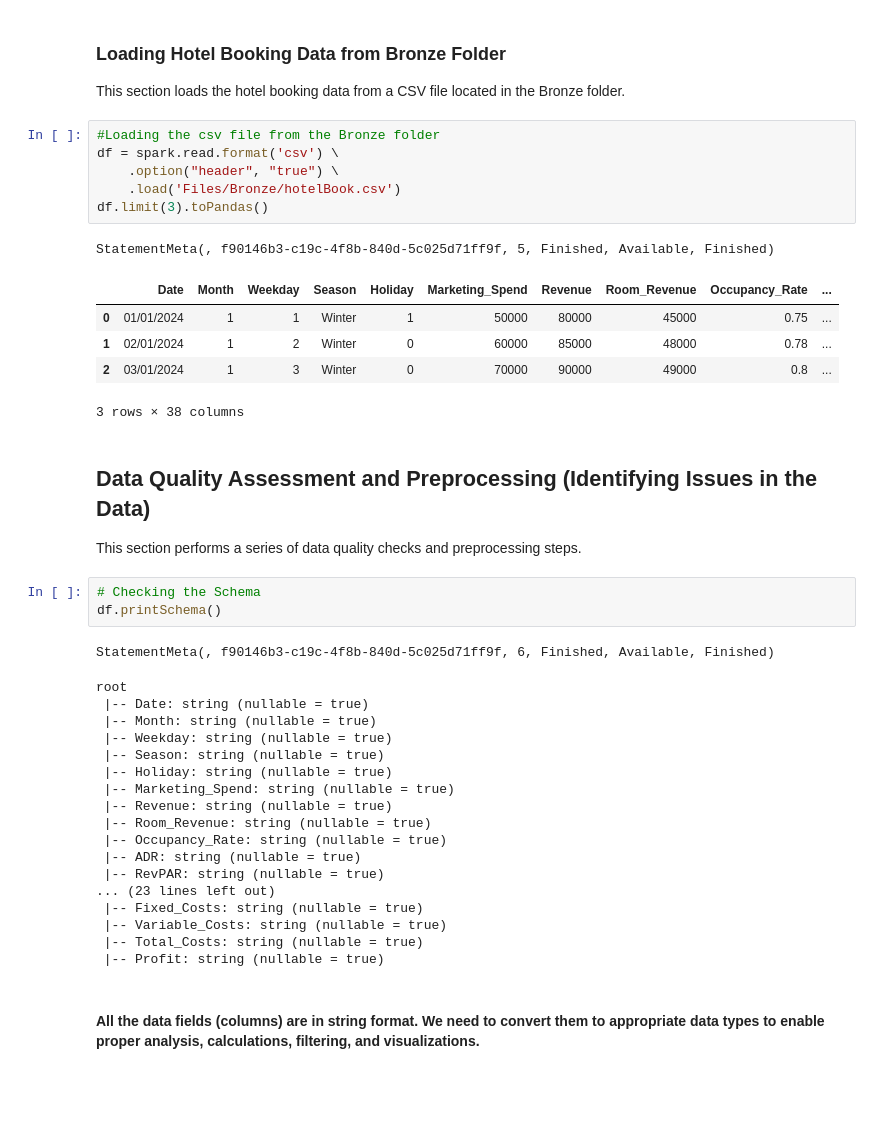
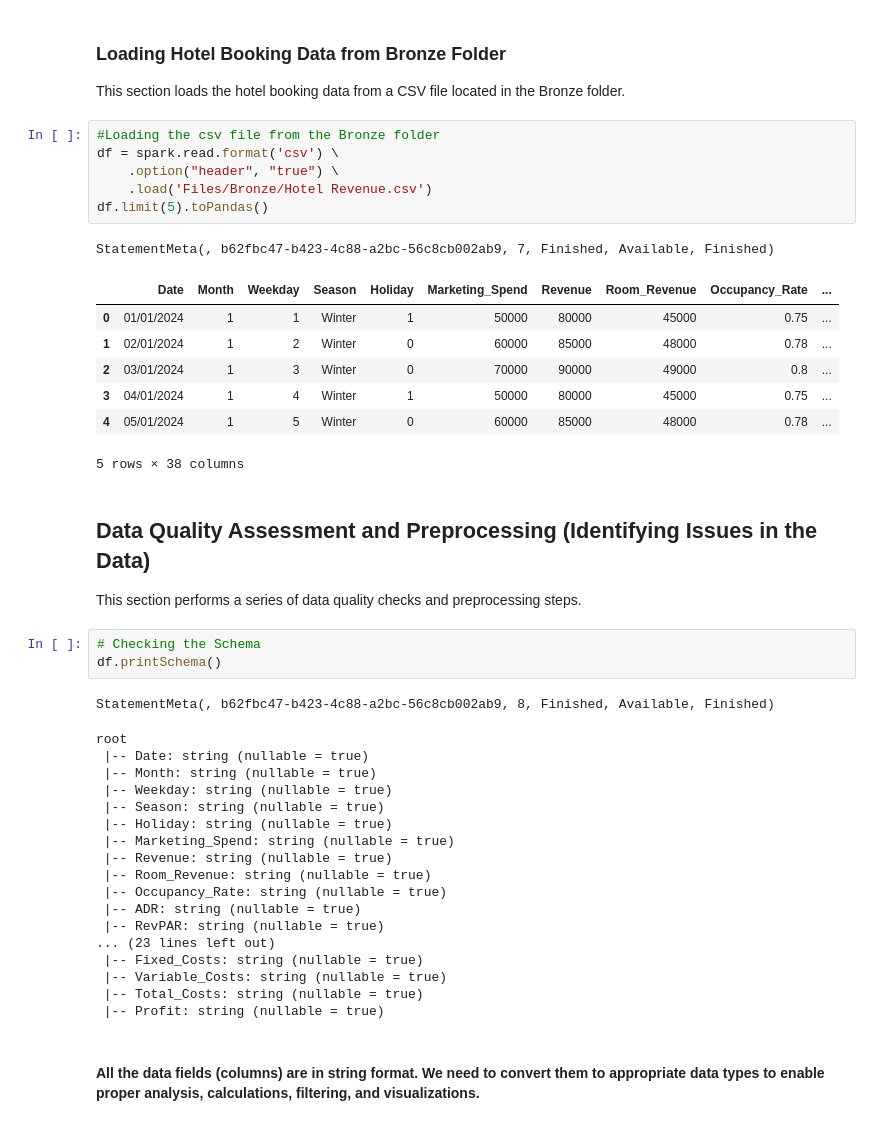
Before and after one commit to malungamahlo/Data-analysis-and-science, a Jupyter notebook: Hotel Reservation/Hotel Bookings Analytics/Notebooks/Transform Data for Silver.ipynb, the cells around one changed output. Saved outputs shown, nothing was run; the diff lists cells and outputs as text; blank space fills up the shorter version.

```diff
--- a/Hotel Reservation/Hotel Bookings Analytics/Notebooks/Transform Data for Silver.ipynb
+++ b/Hotel Reservation/Hotel Bookings Analytics/Notebooks/Transform Data for Silver.ipynb
@@ -17,16 +17,18 @@ This section loads the hotel booking data from a CSV file located in the Bronze
 # %%
 #Loading the csv file from the Bronze folder
 df = spark.read.format('csv') \
     .option("header", "true") \
-    .load('Files/Bronze/hotelBook.csv')
-df.limit(3).toPandas()
+    .load('Files/Bronze/Hotel Revenue.csv')
+df.limit(5).toPandas()
 # %% [output]
-StatementMeta(, f90146b3-c19c-4f8b-840d-5c025d71ff9f, 5, Finished, Available, Finished)
+StatementMeta(, b62fbc47-b423-4c88-a2bc-56c8cb002ab9, 7, Finished, Available, Finished)
 |  | Date | Month | Weekday | Season | Holiday | Marketing_Spend | Revenue | Room_Revenue | Occupancy_Rate | ... |
 | 0 | 01/01/2024 | 1 | 1 | Winter | 1 | 50000 | 80000 | 45000 | 0.75 | ... |
 | 1 | 02/01/2024 | 1 | 2 | Winter | 0 | 60000 | 85000 | 48000 | 0.78 | ... |
 | 2 | 03/01/2024 | 1 | 3 | Winter | 0 | 70000 | 90000 | 49000 | 0.8 | ... |
+| 3 | 04/01/2024 | 1 | 4 | Winter | 1 | 50000 | 80000 | 45000 | 0.75 | ... |
+| 4 | 05/01/2024 | 1 | 5 | Winter | 0 | 60000 | 85000 | 48000 | 0.78 | ... |
-3 rows × 38 columns
+5 rows × 38 columns
 # %% [markdown]
 ## Data Quality Assessment and Preprocessing (Identifying Issues in the Data)
  This section performs a series of data quality checks and preprocessing steps.
@@ -34,7 +36,7 @@ StatementMeta(, f90146b3-c19c-4f8b-840d-5c025d71ff9f, 5, Finished, Available, Fi
 # Checking the Schema
 df.printSchema()
 # %% [output]
-StatementMeta(, f90146b3-c19c-4f8b-840d-5c025d71ff9f, 6, Finished, Available, Finished)
+StatementMeta(, b62fbc47-b423-4c88-a2bc-56c8cb002ab9, 8, Finished, Available, Finished)
 root
  |-- Date: string (nullable = true)
  |-- Month: string (nullable = true)
```
Also changed, not shown: parts of 42 cells of this notebook.
